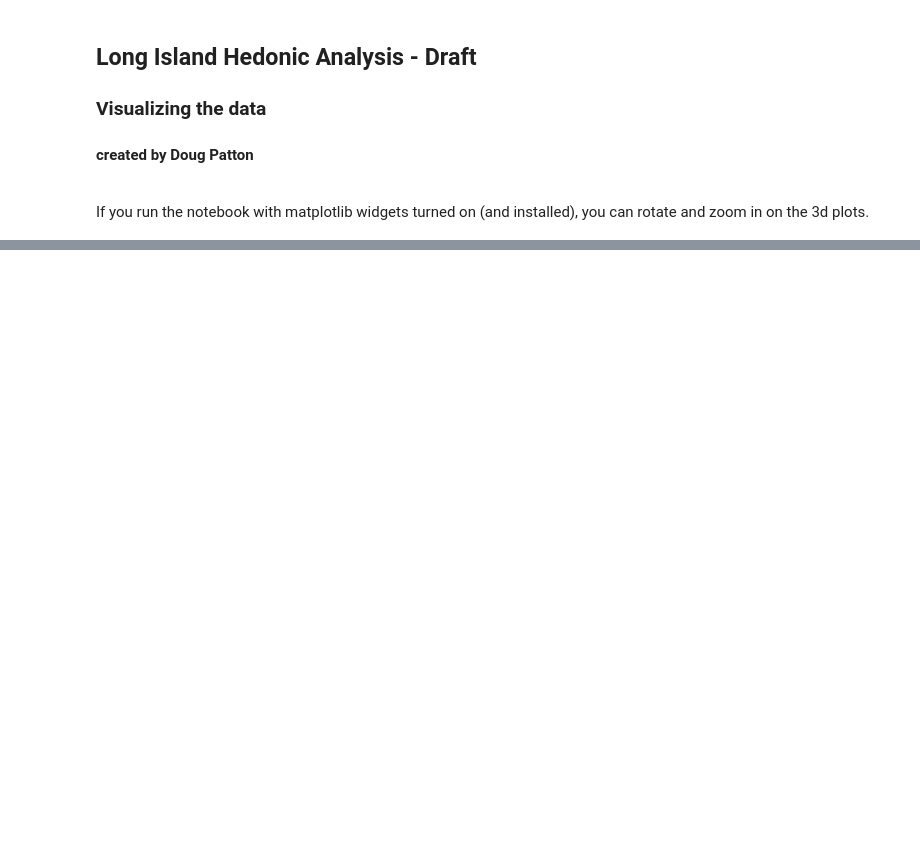
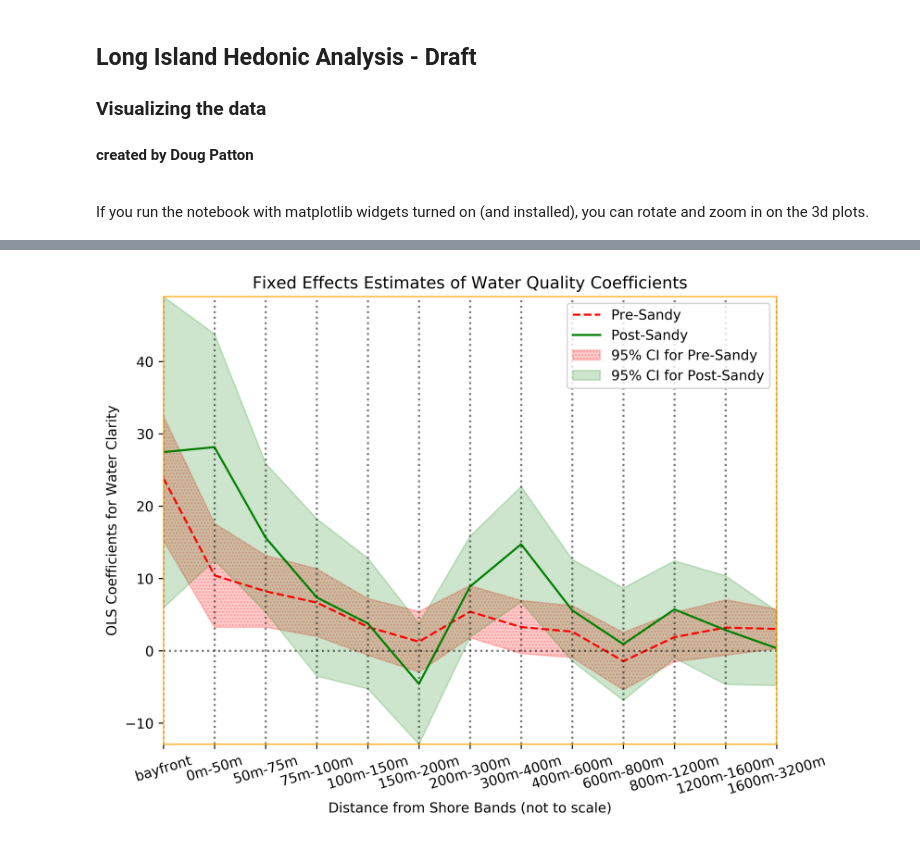
Before and after one commit to DouglasPatton/island, a Jupyter notebook: island-data_main.ipynb, the cells around one changed output, grey strips where cells are left out. Drawn from its saved outputs; the diff is of its cells as text; code cells hidden in the pictures; blank space fills up the shorter version.

```diff
--- a/island-data_main.ipynb
+++ b/island-data_main.ipynb
@@ -52,3 +50,7 @@ INFO: '2020-07-11 12:03:12.583322' does not exist. Creating a new experiment
+# %%
+idata_obj.createWQGraph()
+# %% [output]
+[figure, added]
 # %%
 avg_df=idata_obj.createEffectsGraph()
 # %% [output]
```
Also changed, not shown: parts of 11 cells of this notebook, 2 other files.
